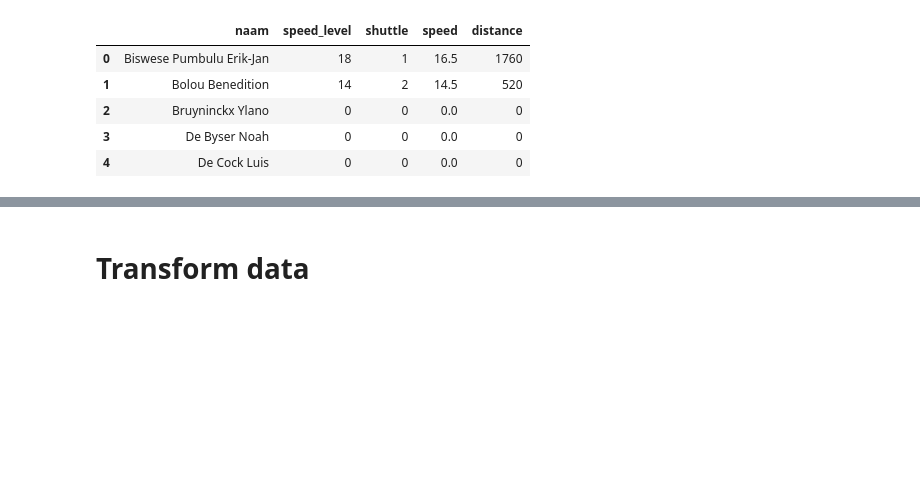
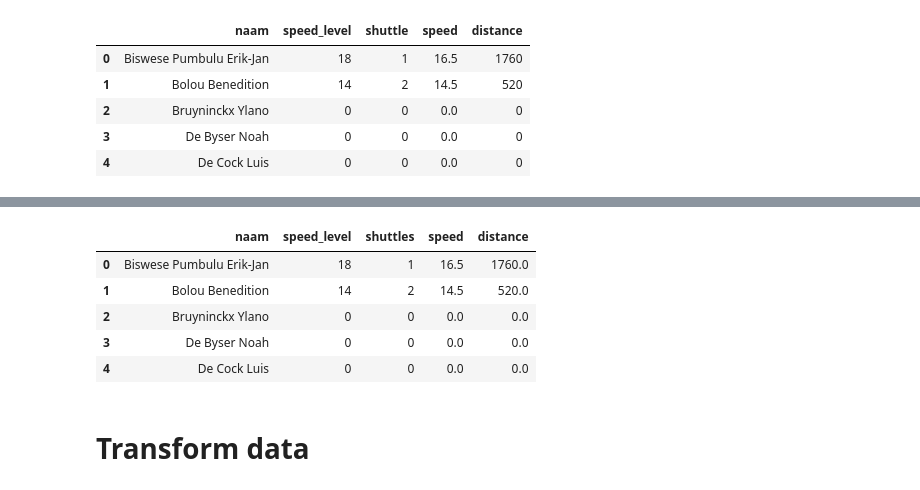
Before and after one commit to MarijnSt/yoyo-test-results, a Jupyter notebook: analyse_test.ipynb, the cells around one changed output, grey strips where cells are left out. Saved outputs shown, nothing was run; the diff lists cells and outputs as text; code cells hidden in the pictures; blank space fills up the shorter version.

```diff
--- a/analyse_test.ipynb
+++ b/analyse_test.ipynb
@@ -33,3 +56,24 @@ memory usage: 1.5+ KB
+# %%
+# Merge results with reference table
+df = df.merge(
+    df_reference,
+    on=['speed_level', 'shuttles'],
+    how='left')
+
+# Drop level column
+df = df.drop(columns=['level'])
+
+# Fill missing values with 0
+df = df.fillna(0)
+
+df.head()
+# %% [output]
+|  | naam | speed_level | shuttles | speed | distance |
+| 0 | Biswese Pumbulu Erik-Jan | 18 | 1 | 16.5 | 1760.0 |
+| 1 | Bolou Benedition | 14 | 2 | 14.5 | 520.0 |
+| 2 | Bruyninckx Ylano | 0 | 0 | 0.0 | 0.0 |
+| 3 | De Byser Noah | 0 | 0 | 0.0 | 0.0 |
+| 4 | De Cock Luis | 0 | 0 | 0.0 | 0.0 |
 # %% [markdown]
 # Transform data
 # %%
```
Also changed, not shown: parts of 9 cells of this notebook, 2 other files.
